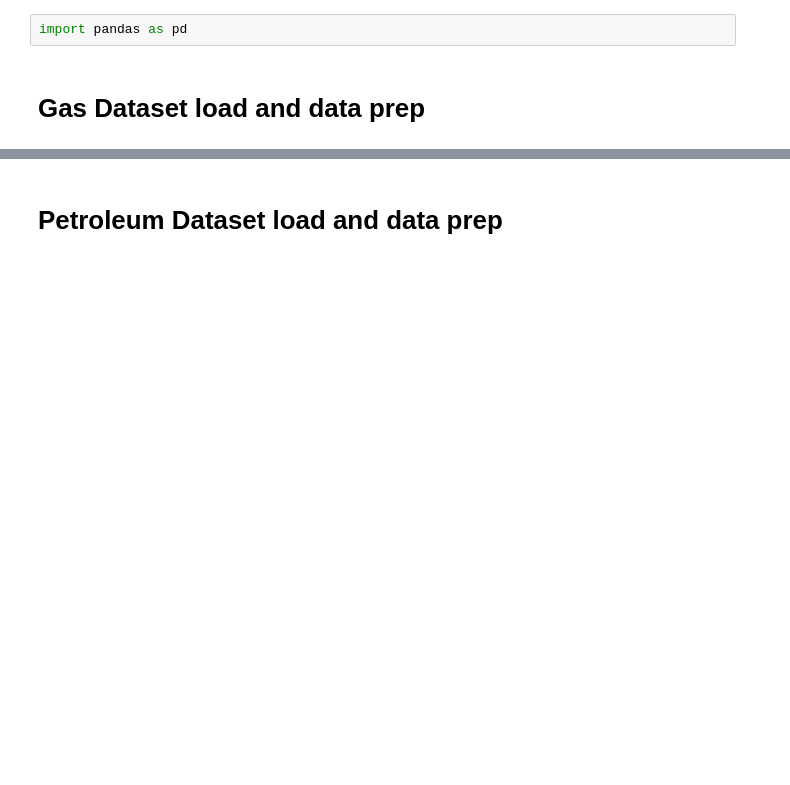
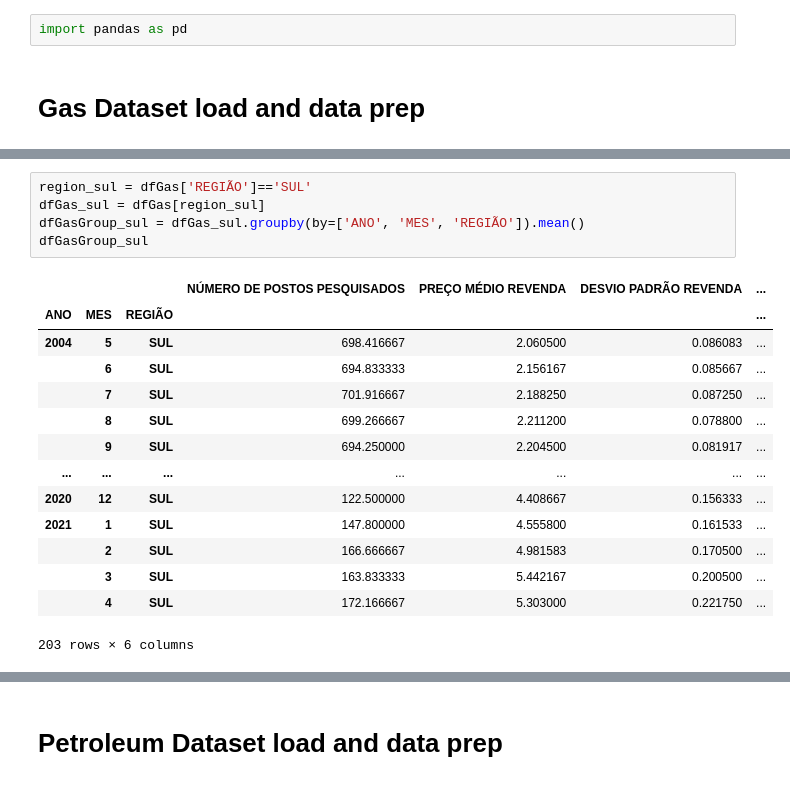
Before and after one commit to oliveira-chr/Gasolina-Petroleo-Dataset, a Jupyter notebook: jupiter/project.ipynb, the cells around one changed output, grey strips where cells are left out. Saved outputs shown, nothing was run; the diff lists cells and outputs as text; blank space fills up the shorter version.

```diff
--- a/jupiter/project.ipynb
+++ b/jupiter/project.ipynb
@@ -67,0 +79,20 @@ dfGasGroup
+# %%
+region_sul = dfGas['REGIÃO']=='SUL'
+dfGas_sul = dfGas[region_sul]
+dfGasGroup_sul = dfGas_sul.groupby(by=['ANO', 'MES', 'REGIÃO']).mean()
+dfGasGroup_sul
+# %% [output]
+|  |  |  | NÚMERO DE POSTOS PESQUISADOS | PREÇO MÉDIO REVENDA | DESVIO PADRÃO REVENDA | ... |
+| ANO | MES | REGIÃO |  |  |  | ... |
+| 2004 | 5 | SUL | 698.416667 | 2.060500 | 0.086083 | ... |
+|  | 6 | SUL | 694.833333 | 2.156167 | 0.085667 | ... |
+|  | 7 | SUL | 701.916667 | 2.188250 | 0.087250 | ... |
+|  | 8 | SUL | 699.266667 | 2.211200 | 0.078800 | ... |
+|  | 9 | SUL | 694.250000 | 2.204500 | 0.081917 | ... |
+| ... | ... | ... | ... | ... | ... | ... |
+| 2020 | 12 | SUL | 122.500000 | 4.408667 | 0.156333 | ... |
+| 2021 | 1 | SUL | 147.800000 | 4.555800 | 0.161533 | ... |
+|  | 2 | SUL | 166.666667 | 4.981583 | 0.170500 | ... |
+|  | 3 | SUL | 163.833333 | 5.442167 | 0.200500 | ... |
+|  | 4 | SUL | 172.166667 | 5.303000 | 0.221750 | ... |
+203 rows × 6 columns
```
Also changed, not shown: parts of 10 cells of this notebook.
